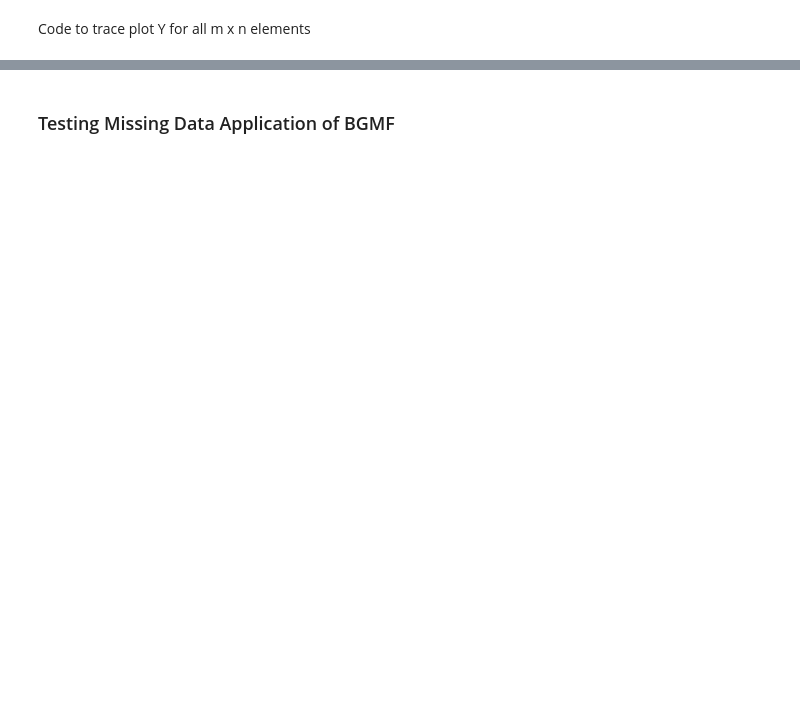
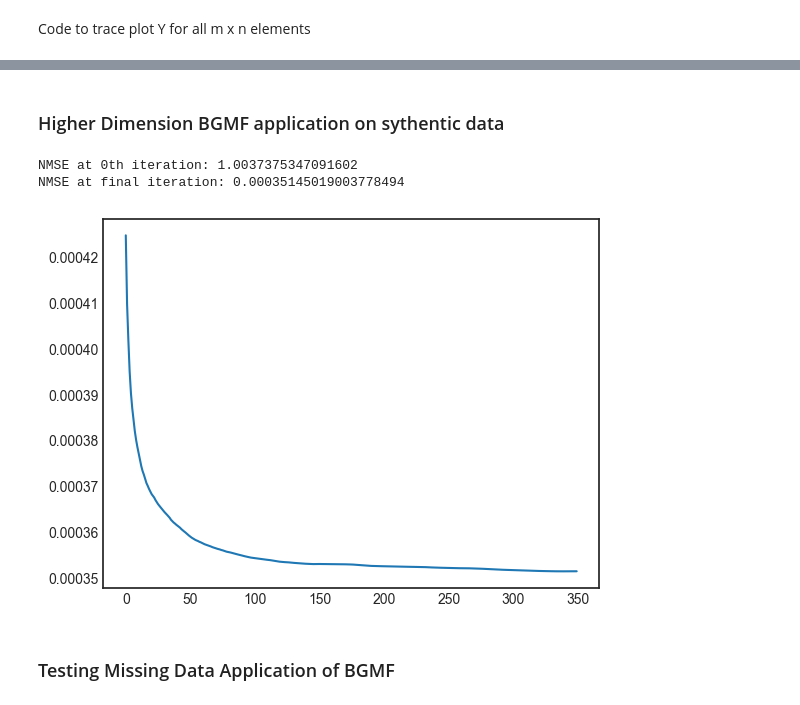
Before and after one commit to T0NY1302/Bayesian-Matrix-Factorisation, a Jupyter notebook: Bayesian_Matrix_Variate_Gaussian_Matrix_Factorisation.ipynb, the cells around one changed output, grey strips where cells are left out. Drawn from its saved outputs; the diff is of its cells as text; code cells hidden in the pictures; blank space fills up the shorter version.

```diff
--- a/Bayesian_Matrix_Variate_Gaussian_Matrix_Factorisation.ipynb
+++ b/Bayesian_Matrix_Variate_Gaussian_Matrix_Factorisation.ipynb
@@ -220,3 +224,38 @@ plt.show()
+# %% [markdown]
+### Higher Dimension BGMF application on sythentic data
+# %%
+np.random.seed(0)
+m = 100
+r = 5
+n = 25
+burnin = 50
+T = 400
+sigma_2 = 1
+k = 0.01
+
+C = np.random.normal(5, 1, size=(m, r))
+X = np.random.normal(2, 1, size=(r, n))
+
+Y = C @ X + np.random.normal(0, np.sqrt(sigma_2), size=(m, n))
+#C_pred, X_pred, C_average, X_average = BGMF(Y, 1, r, T, burnin = burnin, return_running_average = True)
+C_pred, X_pred, C_samples, X_samples, V_samples, W_samples, C_0, X_0, V_0, W_0, C_mean_array, X_mean_array \
+                    = BGMF(Y, k, r, T, sigma_2, burnin = burnin, return_samples = True)
+
+C_average = calculate_running_average(C_samples)
+X_average = calculate_running_average(X_samples)
+
+Y_pred = C_pred @ X_pred
+
+Y_pred_running = np.array([C @ X for C, X in zip(C_average, X_average)])
+nmse_running = [calculate_nmse(Y, Y_pred) for Y_pred in Y_pred_running]
+# %%
+plt.plot(range(T-burnin), nmse_running)
+print(f"NMSE at 0th iteration: {calculate_nmse(Y, C_0 @ X_0)}")
+print(f"NMSE at final iteration: {calculate_nmse(Y, Y_pred)}")
+# %% [output]
+NMSE at 0th iteration: 1.0037375347091602
+NMSE at final iteration: 0.00035145019003778494
+[figure, added]
 # %% [markdown]
 ### Testing Missing Data Application of BGMF
 # %%
```
Also changed, not shown: parts of 19 cells of this notebook, 2 other files.
